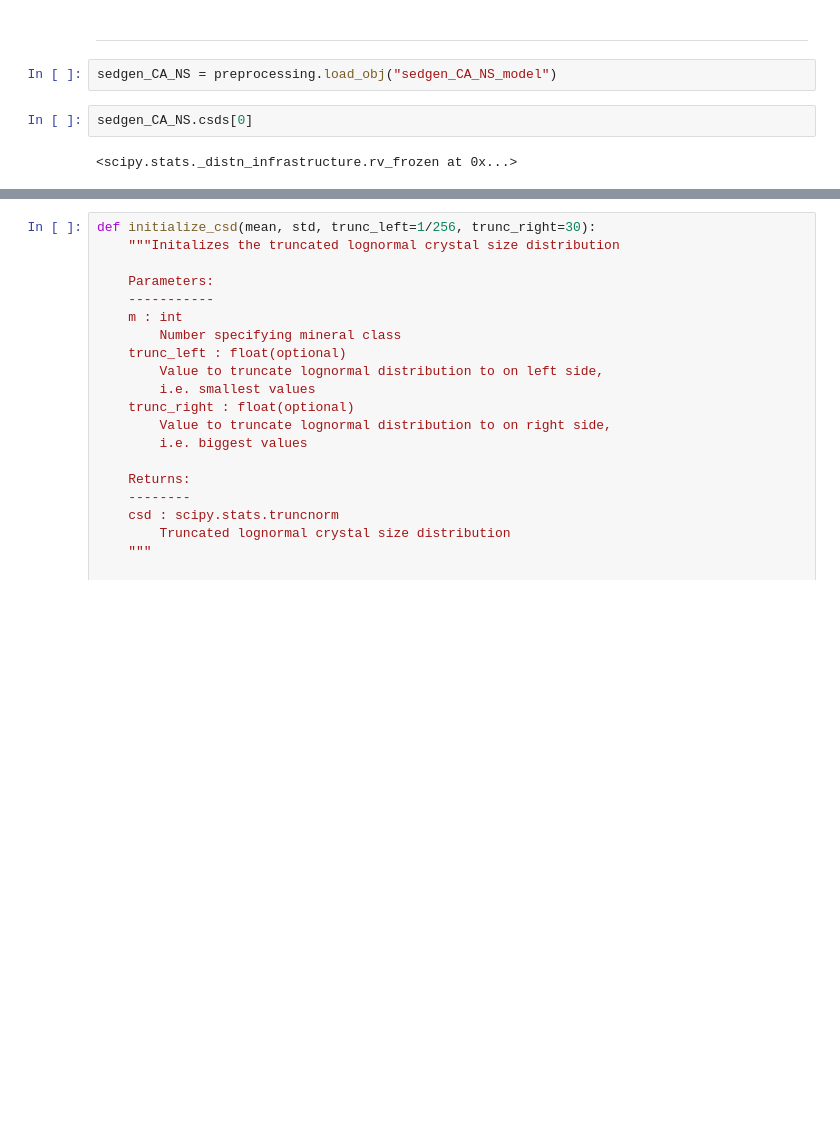
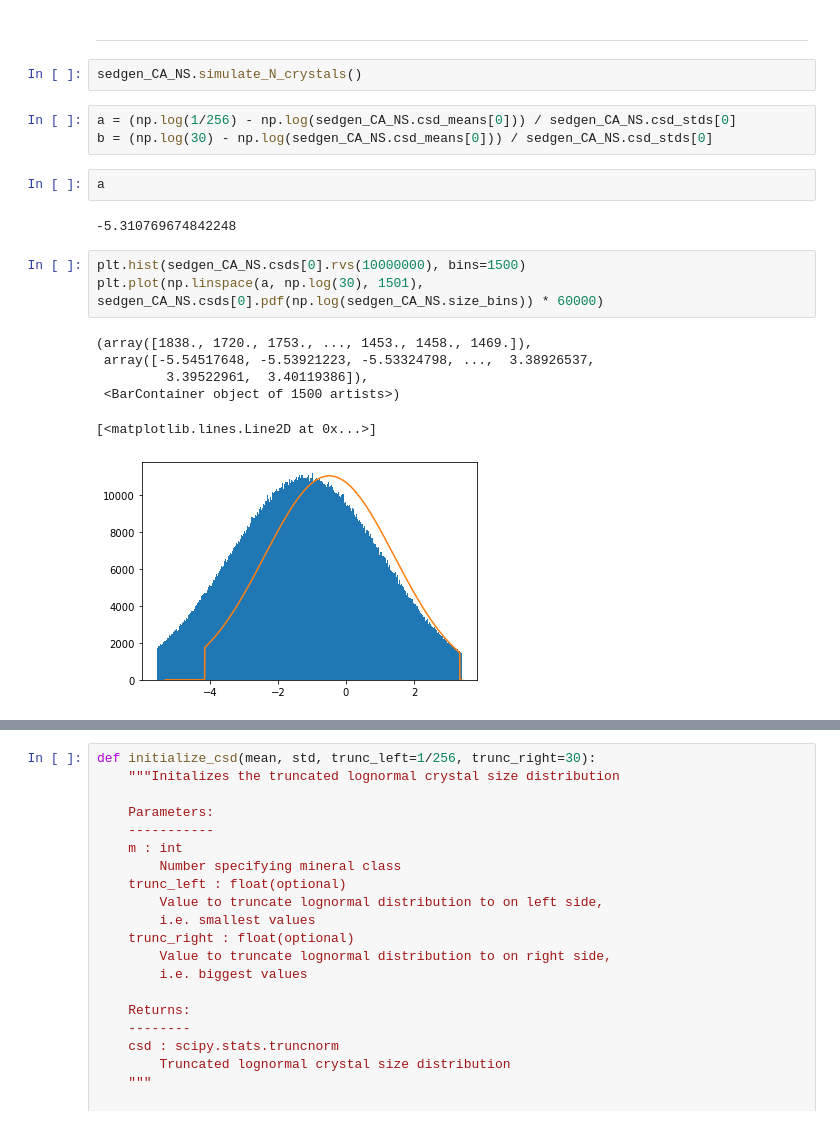
Before and after one commit to Complexio/sedgen, a Jupyter notebook: notebooks/Subsimulation_learning_rate.ipynb, the cells around one changed output, grey strips where cells are left out. Saved outputs shown, nothing was run; the diff lists cells and outputs as text; blank space fills up the shorter version.

```diff
--- a/notebooks/Subsimulation_learning_rate.ipynb
+++ b/notebooks/Subsimulation_learning_rate.ipynb
@@ -26,9 +26,22 @@ from sedgen import preprocessing
 %autoreload 2
 # %% [markdown]
 ____
-# %%
-sedgen_CA_NS = preprocessing.load_obj("sedgen_CA_NS_model")
-# %%
-sedgen_CA_NS.csds[0]
-# %% [output]
-<scipy.stats._distn_infrastructure.rv_frozen at 0x...>
+# %%
+sedgen_CA_NS.simulate_N_crystals()
+# %%
+a = (np.log(1/256) - np.log(sedgen_CA_NS.csd_means[0])) / sedgen_CA_NS.csd_stds[0]
+b = (np.log(30) - np.log(sedgen_CA_NS.csd_means[0])) / sedgen_CA_NS.csd_stds[0]
+# %%
+a
+# %% [output]
+-5.310769674842248
+# %%
+plt.hist(sedgen_CA_NS.csds[0].rvs(10000000), bins=1500)
+plt.plot(np.linspace(a, np.log(30), 1501), sedgen_CA_NS.csds[0].pdf(np.log(sedgen_CA_NS.size_bins)) * 60000)
+# %% [output]
+(array([1838., 1720., 1753., ..., 1453., 1458., 1469.]),
+ array([-5.54517648, -5.53921223, -5.53324798, ...,  3.38926537,
+         3.39522961,  3.40119386]),
+ <BarContainer object of 1500 artists>)
+[<matplotlib.lines.Line2D at 0x...>]
+[figure, added]
```
Also changed, not shown: parts of 26 cells of this notebook, 3 other files.
